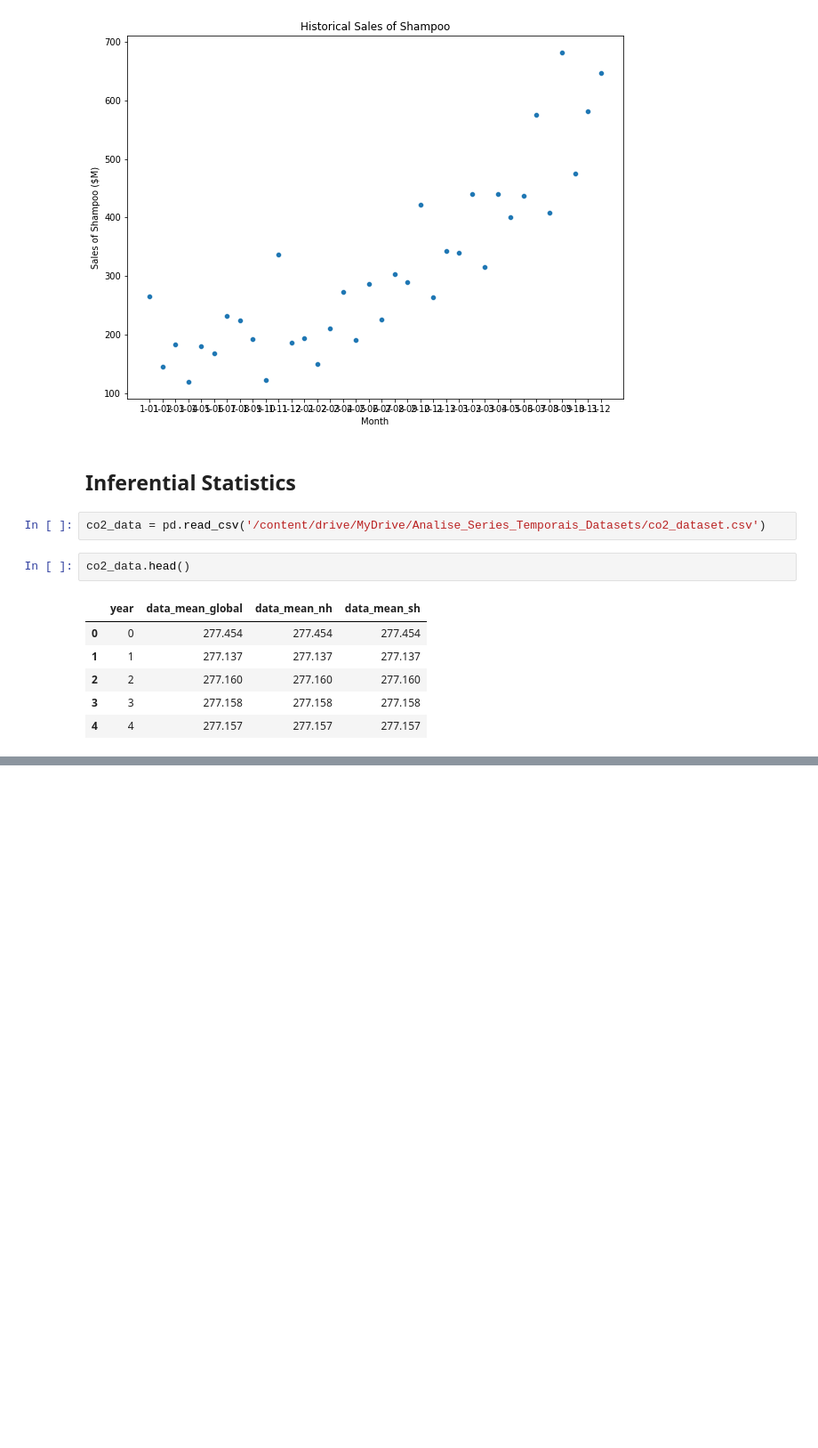
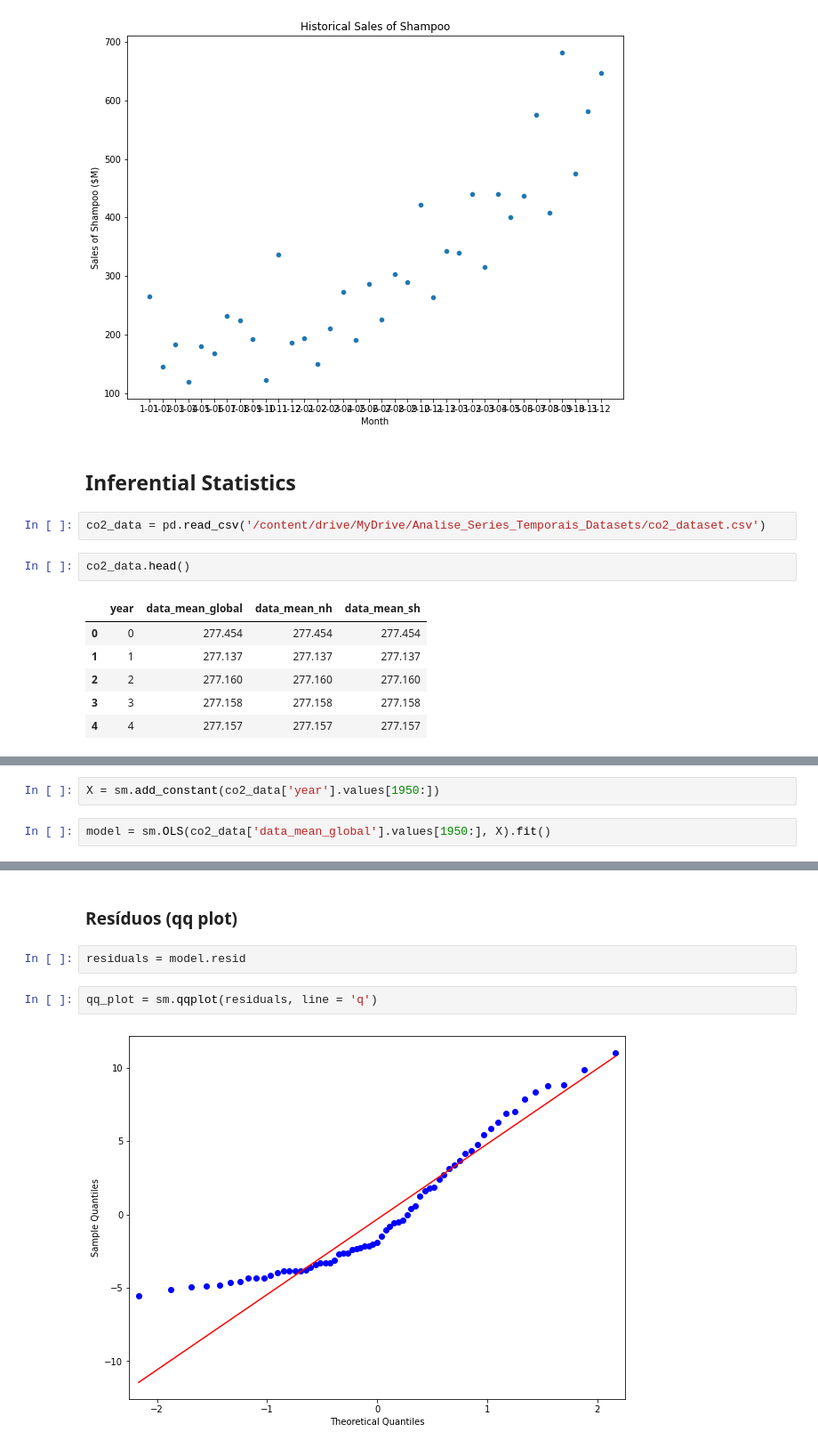
Before and after one commit to thiago2608santana/Analise_Series_Temporais, a Jupyter notebook: Estatistica_Descritiva.ipynb, the cells around one changed output, grey strips where cells are left out. Shown at 89% size. Saved outputs shown, nothing was run; the diff lists cells and outputs as text; blank space fills up the shorter version.

```diff
--- a/Estatistica_Descritiva.ipynb
+++ b/Estatistica_Descritiva.ipynb
@@ -88,0 +132,4 @@ co2_data.head()
+# %%
+X = sm.add_constant(co2_data['year'].values[1950:])
+# %%
+model = sm.OLS(co2_data['data_mean_global'].values[1950:], X).fit()
@@ -88,0 +156,8 @@ co2_data.head()
+# %% [markdown]
+### Resíduos (qq plot)
+# %%
+residuals = model.resid
+# %%
+qq_plot = sm.qqplot(residuals, line = 'q')
+# %% [output]
+[figure, added]
```
Also changed, not shown: parts of 15 cells of this notebook.
